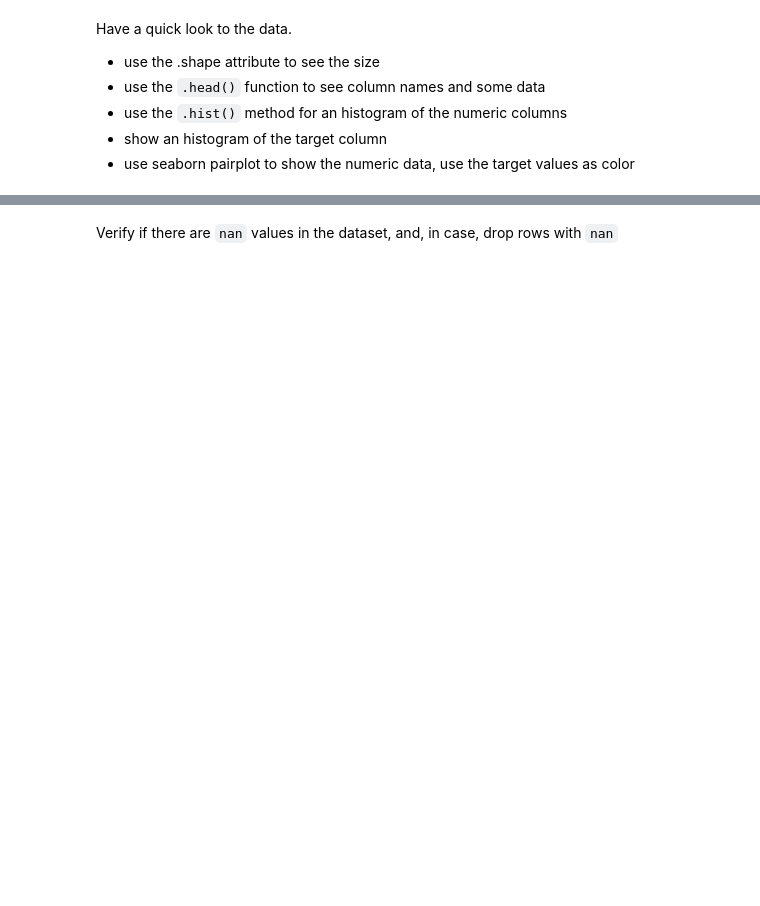
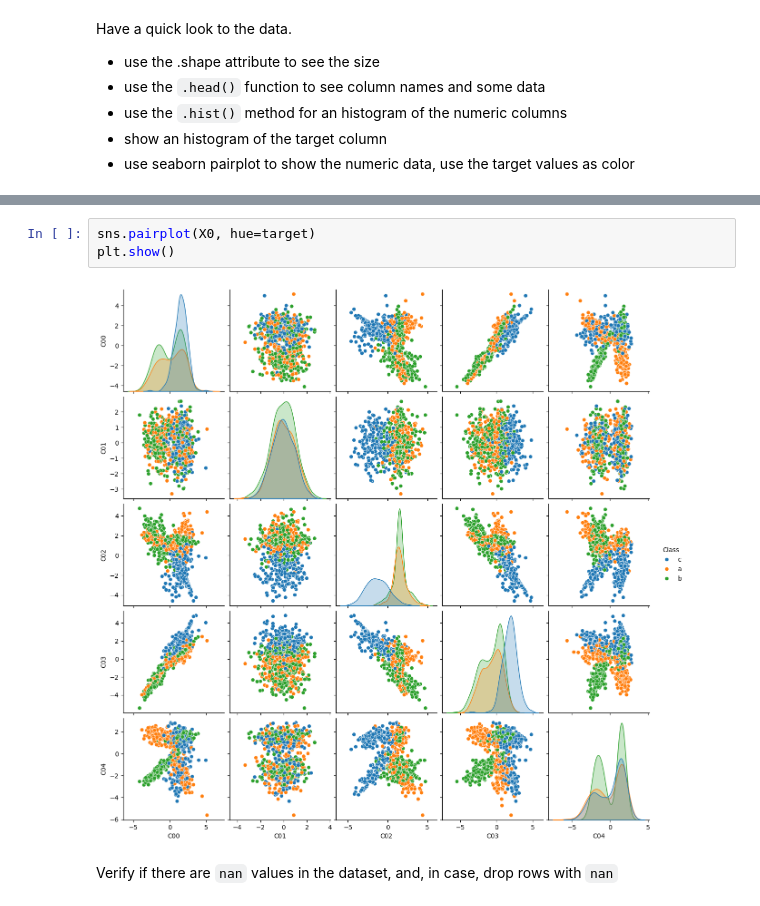
Before and after one commit to jcbraz/bbs-ml, a Jupyter notebook: mock_exam/python_lab_mock_exam_nocode_blind.ipynb, the cells around one changed output, grey strips where cells are left out. Saved outputs shown, nothing was run; the diff lists cells and outputs as text; blank space fills up the shorter version.

```diff
--- a/mock_exam/python_lab_mock_exam_nocode_blind.ipynb
+++ b/mock_exam/python_lab_mock_exam_nocode_blind.ipynb
@@ -54,2 +75,7 @@ Shape of the input data (1000, 6)
+# %%
+sns.pairplot(X0, hue=target)
+plt.show()
+# %% [output]
+[figure, added]
 # %% [markdown]
 Verify if there are `nan` values in the dataset, and, in case, drop rows with `nan`
```
Also changed, not shown: parts of 28 cells of this notebook, 4 other files.
